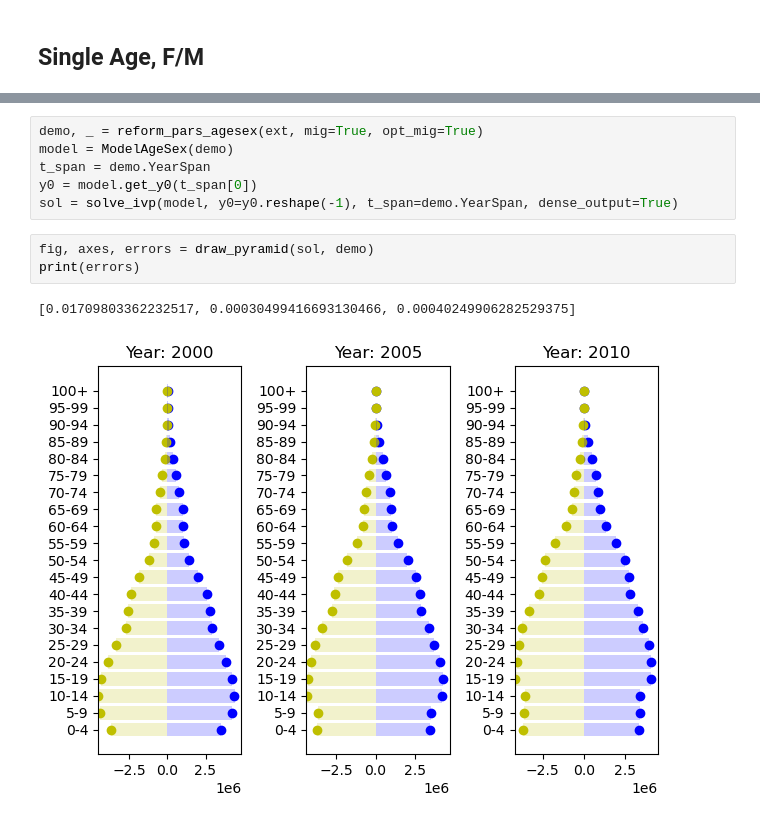
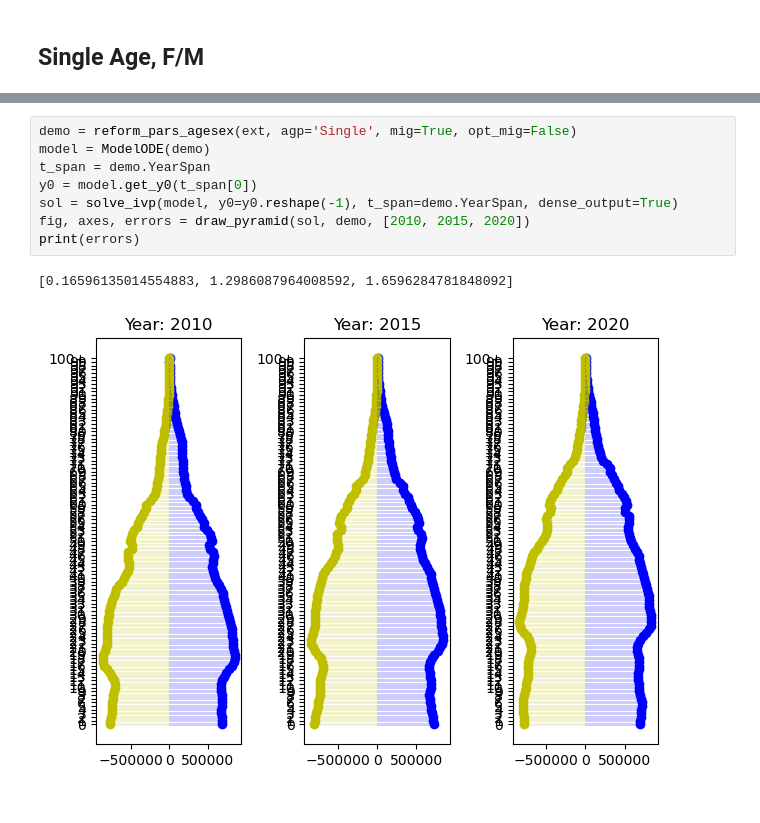
Before and after one commit to TimeWz667/pop4sim, a Jupyter notebook: notebooks/Example AgeSex.ipynb, the cells around one changed output, grey strips where cells are left out. Saved outputs shown, nothing was run; the diff lists cells and outputs as text.

```diff
--- a/notebooks/Example AgeSex.ipynb
+++ b/notebooks/Example AgeSex.ipynb
@@ -65,12 +63,11 @@ print(errors)
-# %%
-demo, _ = reform_pars_agesex(ext, mig=True, opt_mig=True)
-model = ModelAgeSex(demo)
-t_span = demo.YearSpan
-y0 = model.get_y0(t_span[0])
-sol = solve_ivp(model, y0=y0.reshape(-1), t_span=demo.YearSpan, dense_output=True)
-# %%
-fig, axes, errors = draw_pyramid(sol, demo)
-print(errors)
-# %% [output]
-[0.01709803362232517, 0.00030499416693130466, 0.00040249906282529375]
-[figure, removed]
+# %%
+demo = reform_pars_agesex(ext, agp='Single', mig=True, opt_mig=False)
+model = ModelODE(demo)
+t_span = demo.YearSpan
+y0 = model.get_y0(t_span[0])
+sol = solve_ivp(model, y0=y0.reshape(-1), t_span=demo.YearSpan, dense_output=True)
+fig, axes, errors = draw_pyramid(sol, demo, [2010, 2015, 2020])
+print(errors)
+# %% [output]
+[0.16596135014554883, 1.2986087964008592, 1.6596284781848092]
+[figure, added]
```
Also changed, not shown: parts of 7 cells of this notebook, 9 other files.
